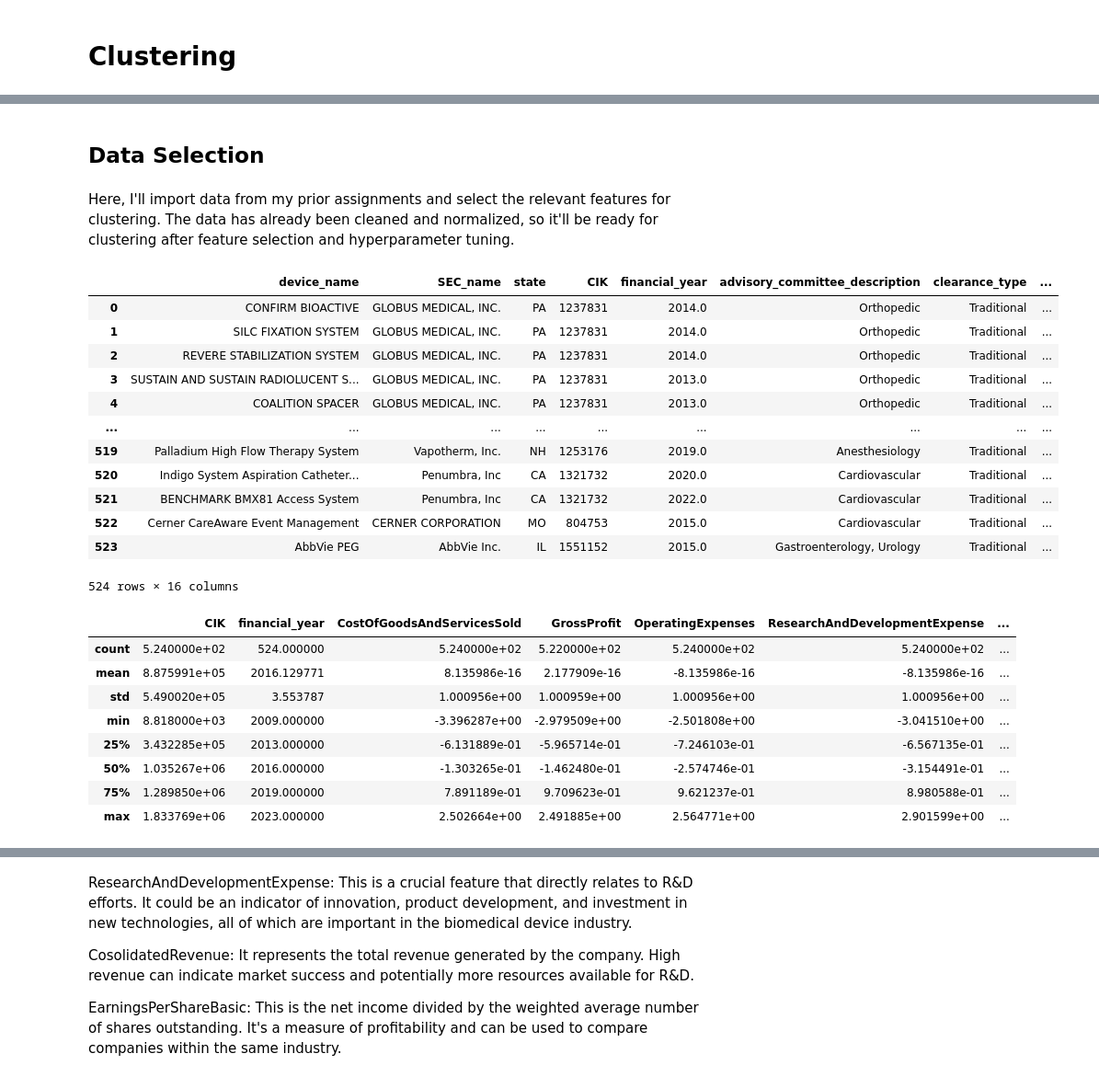
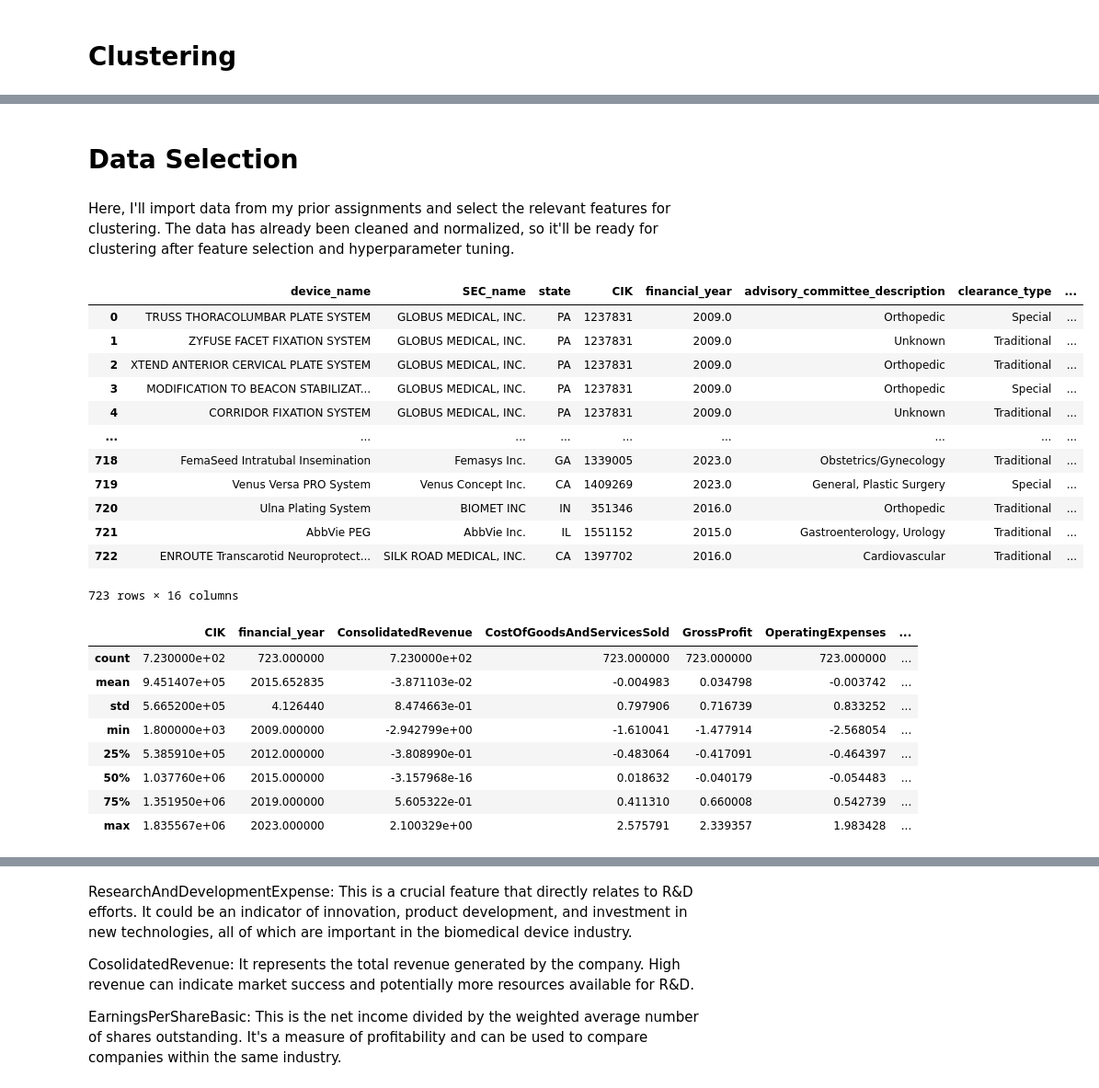
Before and after one commit to anly501/dsan-5000-project-bdools, a Jupyter notebook: DSAN-5000-Website/clustering/code/clustering.ipynb, the cells around one changed output, grey strips where cells are left out. Shown at 92% size. Cells and saved outputs as stored; diff of their text form; code cells hidden in the pictures.

```diff
--- a/DSAN-5000-Website/clustering/code/clustering.ipynb
+++ b/DSAN-5000-Website/clustering/code/clustering.ipynb
@@ -41,37 +41,37 @@ For the implementation of these clustering techniques, I relied heavily on Pytho
 
 In terms of model selection for these clustering techniques, I utilized the Elbow method and the Silhouette score. The Elbow method was particularly useful in K-Means to determine the optimal number of clusters by identifying the point where the sum of squared distances to centroids begins to plateau. The Silhouette score, on the other hand, helped me assess the quality of the clustering by measuring how similar a data point is to its own cluster compared to other clusters. A high Silhouette score indicates that the data point is well-matched to its own cluster and poorly matched to neighboring clusters. I also used the Silhouette score to compare the performance of different clustering algorithms.
 # %% [markdown]
-## **Data Selection**
+# **Data Selection**
 # %% [markdown]
 Here, I'll import data from my prior assignments and select the relevant features for clustering. The data has already been cleaned and normalized, so it'll be ready for clustering after feature selection and hyperparameter tuning.
 # %%
 import pandas as pd
 
-df = pd.read_csv('../dimensionality-reduction/outputs/model_2.csv')
+df = pd.read_csv('../../data-exploration/outputs/model_normalized.csv')
 df
 # %% [output]
 |  | device_name | SEC_name | state | CIK | financial_year | advisory_committee_description | clearance_type | ... |
-| 0 | CONFIRM BIOACTIVE | GLOBUS MEDICAL, INC. | PA | 1237831 | 2014.0 | Orthopedic | Traditional | ... |
-| 1 | SILC FIXATION SYSTEM | GLOBUS MEDICAL, INC. | PA | 1237831 | 2014.0 | Orthopedic | Traditional | ... |
-| 2 | REVERE STABILIZATION SYSTEM | GLOBUS MEDICAL, INC. | PA | 1237831 | 2014.0 | Orthopedic | Traditional | ... |
-| 3 | SUSTAIN AND SUSTAIN RADIOLUCENT S... | GLOBUS MEDICAL, INC. | PA | 1237831 | 2013.0 | Orthopedic | Traditional | ... |
-| 4 | COALITION SPACER | GLOBUS MEDICAL, INC. | PA | 1237831 | 2013.0 | Orthopedic | Traditional | ... |
+| 0 | TRUSS THORACOLUMBAR PLATE SYSTEM | GLOBUS MEDICAL, INC. | PA | 1237831 | 2009.0 | Orthopedic | Special | ... |
+| 1 | ZYFUSE FACET FIXATION SYSTEM | GLOBUS MEDICAL, INC. | PA | 1237831 | 2009.0 | Unknown | Traditional | ... |
+| 2 | XTEND ANTERIOR CERVICAL PLATE SYSTEM | GLOBUS MEDICAL, INC. | PA | 1237831 | 2009.0 | Orthopedic | Traditional | ... |
+| 3 | MODIFICATION TO BEACON STABILIZAT... | GLOBUS MEDICAL, INC. | PA | 1237831 | 2009.0 | Orthopedic | Special | ... |
+| 4 | CORRIDOR FIXATION SYSTEM | GLOBUS MEDICAL, INC. | PA | 1237831 | 2009.0 | Unknown | Traditional | ... |
 | ... | ... | ... | ... | ... | ... | ... | ... | ... |
-| 519 | Palladium High Flow Therapy System | Vapotherm, Inc. | NH | 1253176 | 2019.0 | Anesthesiology | Traditional | ... |
-| 520 | Indigo System Aspiration Catheter... | Penumbra, Inc | CA | 1321732 | 2020.0 | Cardiovascular | Traditional | ... |
-| 521 | BENCHMARK BMX81 Access System | Penumbra, Inc | CA | 1321732 | 2022.0 | Cardiovascular | Traditional | ... |
-| 522 | Cerner CareAware Event Management | CERNER CORPORATION | MO | 804753 | 2015.0 | Cardiovascular | Traditional | ... |
-| 523 | AbbVie PEG | AbbVie Inc. | IL | 1551152 | 2015.0 | Gastroenterology, Urology | Traditional | ... |
+| 718 | FemaSeed Intratubal Insemination | Femasys Inc. | GA | 1339005 | 2023.0 | Obstetrics/Gynecology | Traditional | ... |
+| 719 | Venus Versa PRO System | Venus Concept Inc. | CA | 1409269 | 2023.0 | General, Plastic Surgery | Special | ... |
+| 720 | Ulna Plating System | BIOMET INC | IN | 351346 | 2016.0 | Orthopedic | Traditional | ... |
+| 721 | AbbVie PEG | AbbVie Inc. | IL | 1551152 | 2015.0 | Gastroenterology, Urology | Traditional | ... |
+| 722 | ENROUTE Transcarotid Neuroprotect... | SILK ROAD MEDICAL, INC. | CA | 1397702 | 2016.0 | Cardiovascular | Traditional | ... |
-524 rows × 16 columns
+723 rows × 16 columns
 # %%
 df.describe()
 # %% [output]
-|  | CIK | financial_year | CostOfGoodsAndServicesSold | GrossProfit | OperatingExpenses | ResearchAndDevelopmentExpense | ... |
-| count | 5.240000e+02 | 524.000000 | 5.240000e+02 | 5.220000e+02 | 5.240000e+02 | 5.240000e+02 | ... |
-| mean | 8.875991e+05 | 2016.129771 | 8.135986e-16 | 2.177909e-16 | -8.135986e-16 | -8.135986e-16 | ... |
-| std | 5.490020e+05 | 3.553787 | 1.000956e+00 | 1.000959e+00 | 1.000956e+00 | 1.000956e+00 | ... |
-| min | 8.818000e+03 | 2009.000000 | -3.396287e+00 | -2.979509e+00 | -2.501808e+00 | -3.041510e+00 | ... |
-| 25% | 3.432285e+05 | 2013.000000 | -6.131889e-01 | -5.965714e-01 | -7.246103e-01 | -6.567135e-01 | ... |
-| 50% | 1.035267e+06 | 2016.000000 | -1.303265e-01 | -1.462480e-01 | -2.574746e-01 | -3.154491e-01 | ... |
-| 75% | 1.289850e+06 | 2019.000000 | 7.891189e-01 | 9.709623e-01 | 9.621237e-01 | 8.980588e-01 | ... |
-| max | 1.833769e+06 | 2023.000000 | 2.502664e+00 | 2.491885e+00 | 2.564771e+00 | 2.901599e+00 | ... |
+|  | CIK | financial_year | ConsolidatedRevenue | CostOfGoodsAndServicesSold | GrossProfit | OperatingExpenses | ... |
+| count | 7.230000e+02 | 723.000000 | 7.230000e+02 | 723.000000 | 723.000000 | 723.000000 | ... |
+| mean | 9.451407e+05 | 2015.652835 | -3.871103e-02 | -0.004983 | 0.034798 | -0.003742 | ... |
+| std | 5.665200e+05 | 4.126440 | 8.474663e-01 | 0.797906 | 0.716739 | 0.833252 | ... |
+| min | 1.800000e+03 | 2009.000000 | -2.942799e+00 | -1.610041 | -1.477914 | -2.568054 | ... |
+| 25% | 5.385910e+05 | 2012.000000 | -3.808990e-01 | -0.483064 | -0.417091 | -0.464397 | ... |
+| 50% | 1.037760e+06 | 2015.000000 | -3.157968e-16 | 0.018632 | -0.040179 | -0.054483 | ... |
+| 75% | 1.351950e+06 | 2019.000000 | 5.605322e-01 | 0.411310 | 0.660008 | 0.542739 | ... |
+| max | 1.835567e+06 | 2023.000000 | 2.100329e+00 | 2.575791 | 2.339357 | 1.983428 | ... |
```
Also changed, not shown: parts of 20 cells of this notebook, 1 other file.
